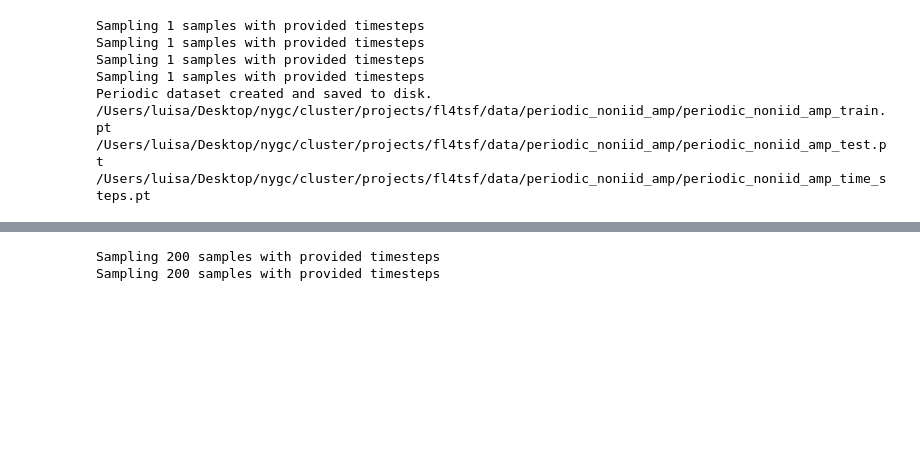
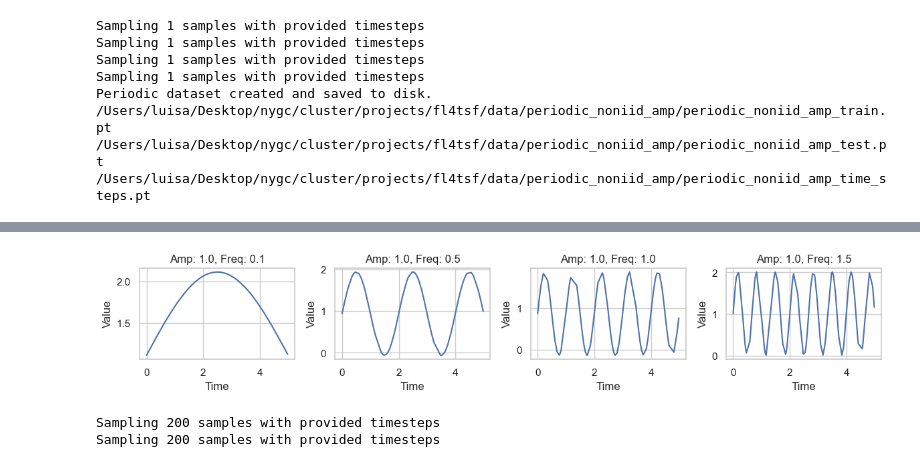
Before and after one commit to luisas/fl4tsf, a Jupyter notebook: analysis/06_create_nonIID_simulated_dataset.ipynb, the cells around one changed output, grey strips where cells are left out. Cells and saved outputs as stored; diff of their text form; code cells hidden in the pictures; blank space fills up the shorter version.

```diff
--- a/analysis/06_create_nonIID_simulated_dataset.ipynb
+++ b/analysis/06_create_nonIID_simulated_dataset.ipynb
@@ -169,3 +136,23 @@ Periodic dataset created and saved to disk.
+# %%
+dataset_prefix = "periodic_noniid_freq2"
+
+base_amps = [1.0]
+base_freqs = [0.1, 0.5, 1.0, 1.5]
+
+# get 100 samples per combination
+n_samples_per_combination = 200
+combinations = [(amp, freq) for amp in base_amps for freq in base_freqs]
+# Now we sample the time steps once!
+time_steps = sample_timesteps(n_total_tp, max_t_extrap)
+datasets = create_dataset_with_combinations(combinations, time_steps, n_samples_per_combination)
+plot_all_combinations(datasets)
+full_dataset = merge_datasets(datasets)
+
+# 2. Split into train and test
+train, test = split_train_test_with_meta(full_dataset, train_fraq = 0.8)
+store_dataset(train, test, dataset_prefix=dataset_prefix, path_prefix="/Users/luisa/Desktop/nygc/cluster/projects/fl4tsf/data")
+# %% [output]
+[figure, added]
 # %%
 ############################################
 #   NON-IID 1: Vary only amplitude
```
Also changed, not shown: parts of 13 cells of this notebook, 19 other files.
